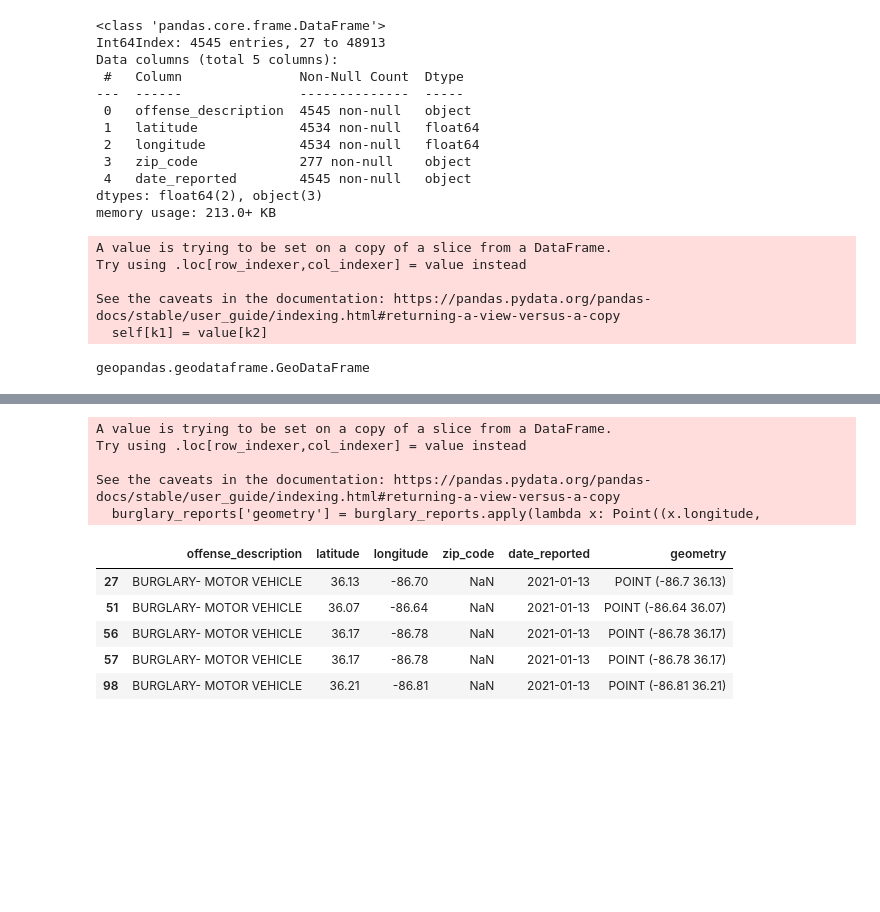
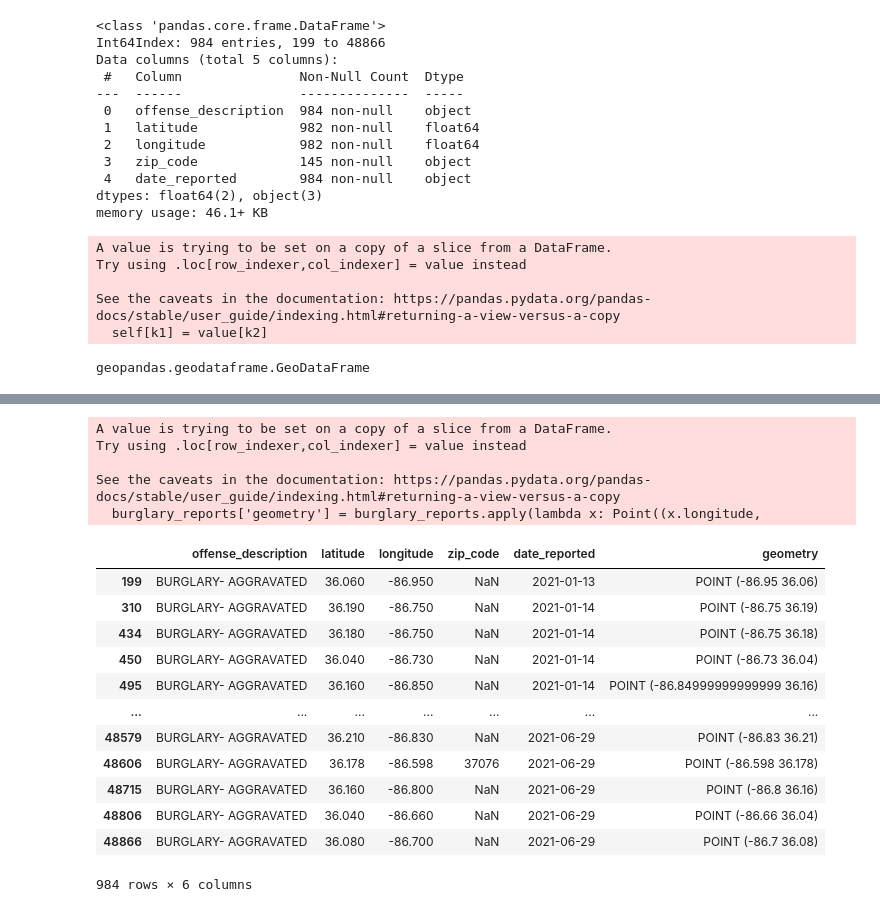
Before and after one commit to nss-data-science-cohort-5/geospatial_api-silver-sharks, a Jupyter notebook: Project2_Group_Conrad.ipynb, the cells around one changed output, grey strips where cells are left out. Cells and saved outputs as stored; diff of their text form; code cells hidden in the pictures; blank space fills up the shorter version.

```diff
--- a/Project2_Group_Conrad.ipynb
+++ b/Project2_Group_Conrad.ipynb
@@ -33,7 +24,7 @@ res = response.json()
 res = pd.DataFrame(res, columns=['incident_reported', 'offense_description', 'latitude', 'longitude', 'zip_code'])
 res['date_reported'] = res['incident_reported'].str.split("T", expand=True)[0]
 res_trimmed = res.drop(columns='incident_reported')
-burglary_reports = res_trimmed[res_trimmed['offense_description'].str.contains('BURGLARY')]
-burglary_reports.head()
+burglary_reports = res_trimmed[res_trimmed['offense_description'].str.contains('BURGLARY- AGGRAVATED')]
+burglary_reports
 # %% [output]
 |  | offense_description | latitude | longitude | zip_code | date_reported |
@@ -48,17 +46,17 @@ burglary_reports[['latitude', 'longitude']] = burglary_reports[['latitude', 'lon
 burglary_reports.info()
 # %% [output]
 <class 'pandas.core.frame.DataFrame'>
-Int64Index: 4545 entries, 27 to 48913
+Int64Index: 984 entries, 199 to 48866
 Data columns (total 5 columns):
  #   Column               Non-Null Count  Dtype
 ---  ------               --------------  -----
- 0   offense_description  4545 non-null   object
- 1   latitude             4534 non-null   float64
- 2   longitude            4534 non-null   float64
- 3   zip_code             277 non-null    object
- 4   date_reported        4545 non-null   object
+ 0   offense_description  984 non-null    object
+ 1   latitude             982 non-null    float64
+ 2   longitude            982 non-null    float64
+ 3   zip_code             145 non-null    object
+ 4   date_reported        984 non-null    object
 dtypes: float64(2), object(3)
-memory usage: 213.0+ KB
+memory usage: 46.1+ KB
 A value is trying to be set on a copy of a slice from a DataFrame.
 Try using .loc[row_indexer,col_indexer] = value instead
 
@@ -89,21 +87,28 @@ epsg:4269
 # %%
 burglary_reports['geometry'] = burglary_reports.apply(lambda x: Point((x.longitude,
                                                                       x.latitude)),
                                                      axis=1)
 
-burglary_reports.head()
+burglary_reports
 # %% [output]
 A value is trying to be set on a copy of a slice from a DataFrame.
 Try using .loc[row_indexer,col_indexer] = value instead
 
 See the caveats in the documentation: https://pandas.pydata.org/pandas-docs/stable/user_guide/indexing.html#returning-a-view-versus-a-copy
   burglary_reports['geometry'] = burglary_reports.apply(lambda x: Point((x.longitude,
 |  | offense_description | latitude | longitude | zip_code | date_reported | geometry |
-| 27 | BURGLARY- MOTOR VEHICLE | 36.13 | -86.70 | NaN | 2021-01-13 | POINT (-86.7 36.13) |
-| 51 | BURGLARY- MOTOR VEHICLE | 36.07 | -86.64 | NaN | 2021-01-13 | POINT (-86.64 36.07) |
-| 56 | BURGLARY- MOTOR VEHICLE | 36.17 | -86.78 | NaN | 2021-01-13 | POINT (-86.78 36.17) |
-| 57 | BURGLARY- MOTOR VEHICLE | 36.17 | -86.78 | NaN | 2021-01-13 | POINT (-86.78 36.17) |
-| 98 | BURGLARY- MOTOR VEHICLE | 36.21 | -86.81 | NaN | 2021-01-13 | POINT (-86.81 36.21) |
+| 199 | BURGLARY- AGGRAVATED | 36.060 | -86.950 | NaN | 2021-01-13 | POINT (-86.95 36.06) |
+| 310 | BURGLARY- AGGRAVATED | 36.190 | -86.750 | NaN | 2021-01-14 | POINT (-86.75 36.19) |
+| 434 | BURGLARY- AGGRAVATED | 36.180 | -86.750 | NaN | 2021-01-14 | POINT (-86.75 36.18) |
+| 450 | BURGLARY- AGGRAVATED | 36.040 | -86.730 | NaN | 2021-01-14 | POINT (-86.73 36.04) |
+| 495 | BURGLARY- AGGRAVATED | 36.160 | -86.850 | NaN | 2021-01-14 | POINT (-86.84999999999999 36.16) |
+| ... | ... | ... | ... | ... | ... | ... |
+| 48579 | BURGLARY- AGGRAVATED | 36.210 | -86.830 | NaN | 2021-06-29 | POINT (-86.83 36.21) |
+| 48606 | BURGLARY- AGGRAVATED | 36.178 | -86.598 | 37076 | 2021-06-29 | POINT (-86.598 36.178) |
+| 48715 | BURGLARY- AGGRAVATED | 36.160 | -86.800 | NaN | 2021-06-29 | POINT (-86.8 36.16) |
+| 48806 | BURGLARY- AGGRAVATED | 36.040 | -86.660 | NaN | 2021-06-29 | POINT (-86.66 36.04) |
+| 48866 | BURGLARY- AGGRAVATED | 36.080 | -86.700 | NaN | 2021-06-29 | POINT (-86.7 36.08) |
+984 rows × 6 columns
 # %%
 burglary_geo = gpd.GeoDataFrame(burglary_reports,
                                crs=census_tract.crs,
```
Also changed, not shown: parts of 13 cells of this notebook.
